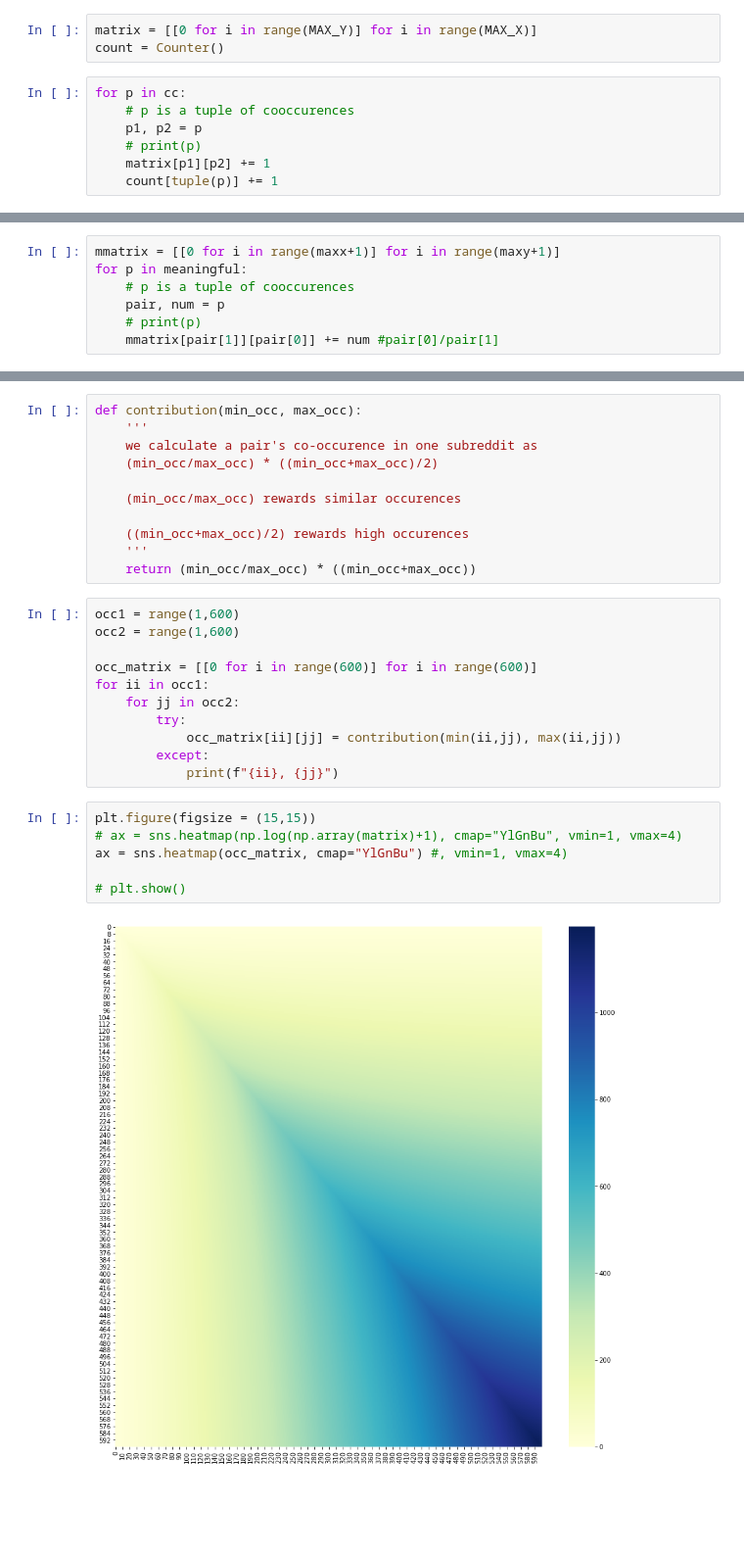
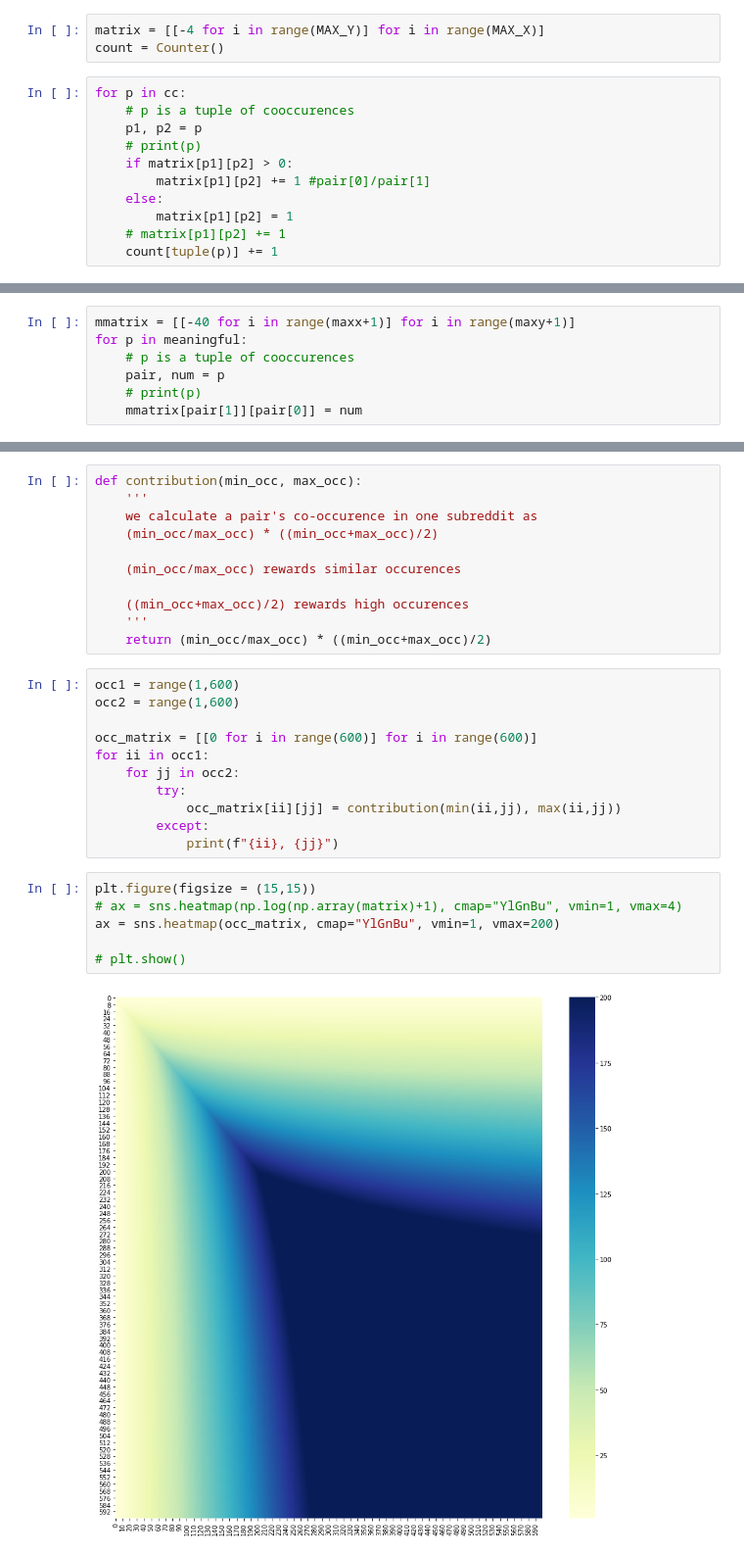
Before and after one commit to jsirait/honor_thesis, a Jupyter notebook: notebooks/Notebook5.Thinking about weights.ipynb, the cells around one changed output, grey strips where cells are left out. Shown: that part at 98% size. Drawn from its saved outputs; the diff is of its cells as text; blank space fills up the shorter version.

Commit message:
changed some visualizations

```diff
--- a/notebooks/Notebook5.Thinking about weights.ipynb
+++ b/notebooks/Notebook5.Thinking about weights.ipynb
@@ -101,14 +101,18 @@ dtype: float64
 MAX_X = 2575 # max occurences of ns1 + 1
 MAX_Y = 3238   # max occurences of ns2 + 1
 # %%
-matrix = [[0 for i in range(MAX_Y)] for i in range(MAX_X)]
+matrix = [[-4 for i in range(MAX_Y)] for i in range(MAX_X)]
 count = Counter()
 # %%
 for p in cc:
     # p is a tuple of cooccurences
     p1, p2 = p
     # print(p)
-    matrix[p1][p2] += 1
+    if matrix[p1][p2] > 0:
+        matrix[p1][p2] += 1 #pair[0]/pair[1]
+    else:
+        matrix[p1][p2] = 1
+    # matrix[p1][p2] += 1
     count[tuple(p)] += 1
 # %%
 print([max(row) for row in matrix])
@@ -195,9 +199,9 @@ print(f"{maxx}, {maxy}")
 # %% [output]
 2574, 3237
 # %%
-mmatrix = [[0 for i in range(maxx+1)] for i in range(maxy+1)]
+mmatrix = [[-40 for i in range(maxx+1)] for i in range(maxy+1)]
 for p in meaningful:
     # p is a tuple of cooccurences
     pair, num = p
     # print(p)
-    mmatrix[pair[1]][pair[0]] += num #pair[0]/pair[1]
+    mmatrix[pair[1]][pair[0]] = num
@@ -225,7 +259,7 @@ def contribution(min_occ, max_occ):
 
     ((min_occ+max_occ)/2) rewards high occurences
     '''
-    return (min_occ/max_occ) * ((min_occ+max_occ))
+    return (min_occ/max_occ) * ((min_occ+max_occ)/2)
 # %%
 occ1 = range(1,600)
 occ2 = range(1,600)
@@ -240,8 +274,8 @@ for ii in occ1:
 # %%
 plt.figure(figsize = (15,15))
 # ax = sns.heatmap(np.log(np.array(matrix)+1), cmap="YlGnBu", vmin=1, vmax=4)
-ax = sns.heatmap(occ_matrix, cmap="YlGnBu") #, vmin=1, vmax=4)
+ax = sns.heatmap(occ_matrix, cmap="YlGnBu", vmin=1, vmax=200)
 
 # plt.show()
 # %% [output]
-[figure, old version]
+[figure, new version]
```
Also changed, not shown: parts of 4 cells of this notebook.
